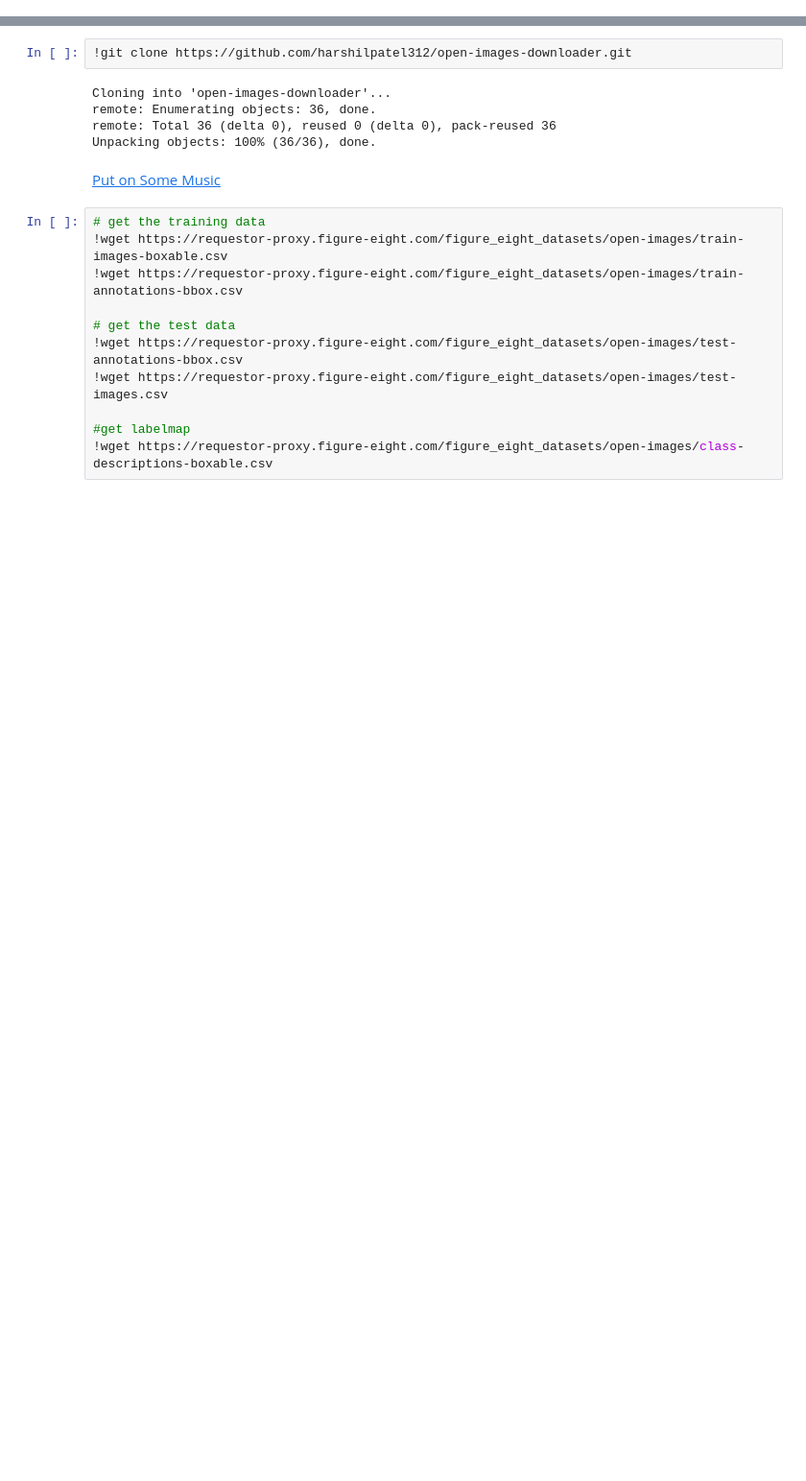
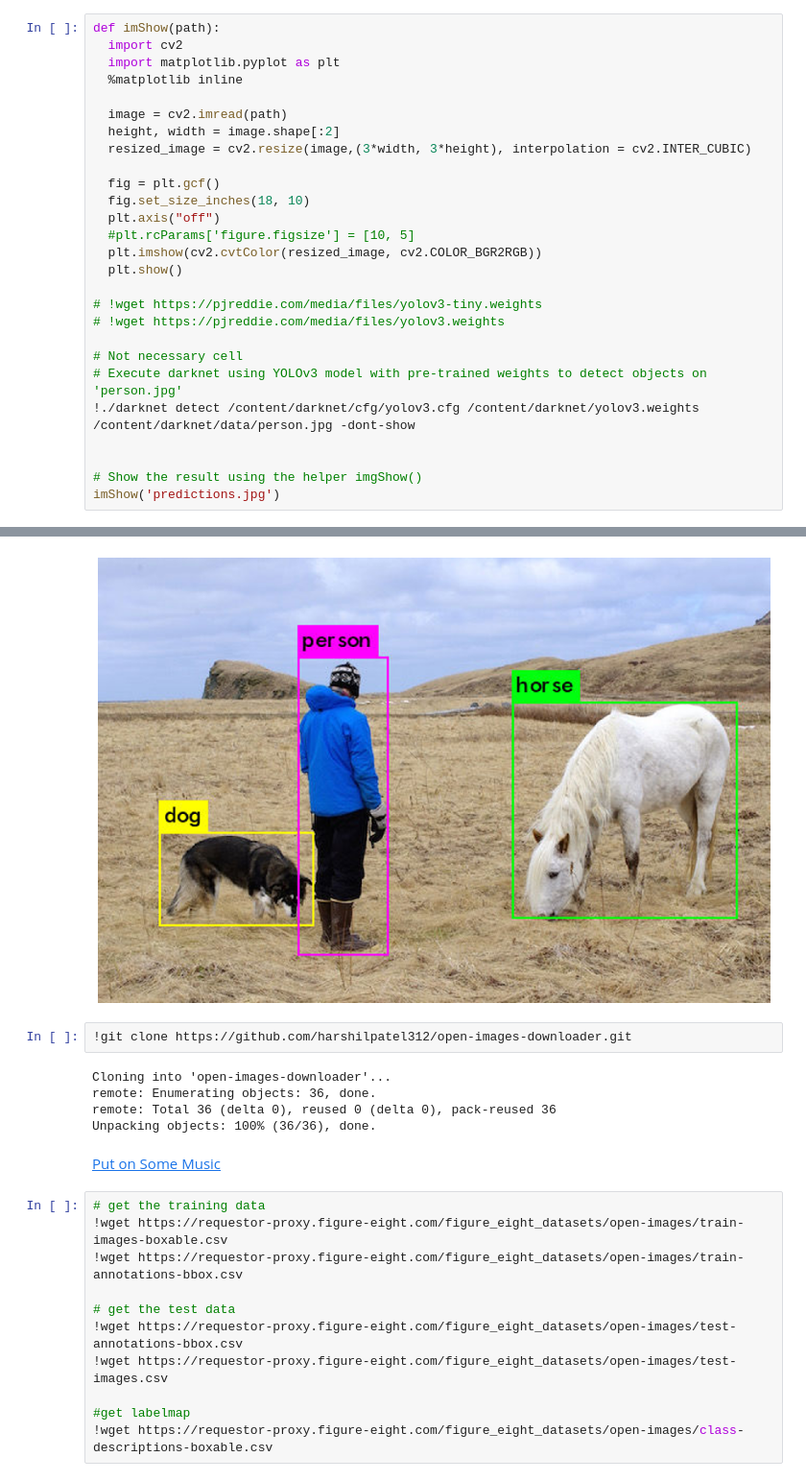
Before and after one commit to MeAmarP/yolo-on-OID, a Jupyter notebook: OID_Work.ipynb, the cells around one changed output, grey strips where cells are left out. Shown at 96% size. Saved outputs shown, nothing was run; the diff lists cells and outputs as text; blank space fills up the shorter version.

Commit message:
yolo-darknet setup done and tested in enviro

```diff
--- a/OID_Work.ipynb
+++ b/OID_Work.ipynb
@@ -2,0 +83,28 @@
+# %%
+def imShow(path):
+  import cv2
+  import matplotlib.pyplot as plt
+  %matplotlib inline
+
+  image = cv2.imread(path)
+  height, width = image.shape[:2]
+  resized_image = cv2.resize(image,(3*width, 3*height), interpolation = cv2.INTER_CUBIC)
+
+  fig = plt.gcf()
+  fig.set_size_inches(18, 10)
+  plt.axis("off")
+  #plt.rcParams['figure.figsize'] = [10, 5]
+  plt.imshow(cv2.cvtColor(resized_image, cv2.COLOR_BGR2RGB))
+  plt.show()
+
+# !wget https://pjreddie.com/media/files/yolov3-tiny.weights
+# !wget https://pjreddie.com/media/files/yolov3.weights
+
+# Not necessary cell
+# Execute darknet using YOLOv3 model with pre-trained weights to detect objects on 'person.jpg'
+!./darknet detect /content/darknet/cfg/yolov3.cfg /content/darknet/yolov3.weights /content/darknet/data/person.jpg -dont-show
+
+
+# Show the result using the helper imgShow()
+imShow('predictions.jpg')
+# %% [output]
@@ -3,3 +128,4 @@
+[figure, added]
 # %%
 !git clone https://github.com/harshilpatel312/open-images-downloader.git
 # %% [output]
```
Also changed, not shown: parts of 10 cells of this notebook.
